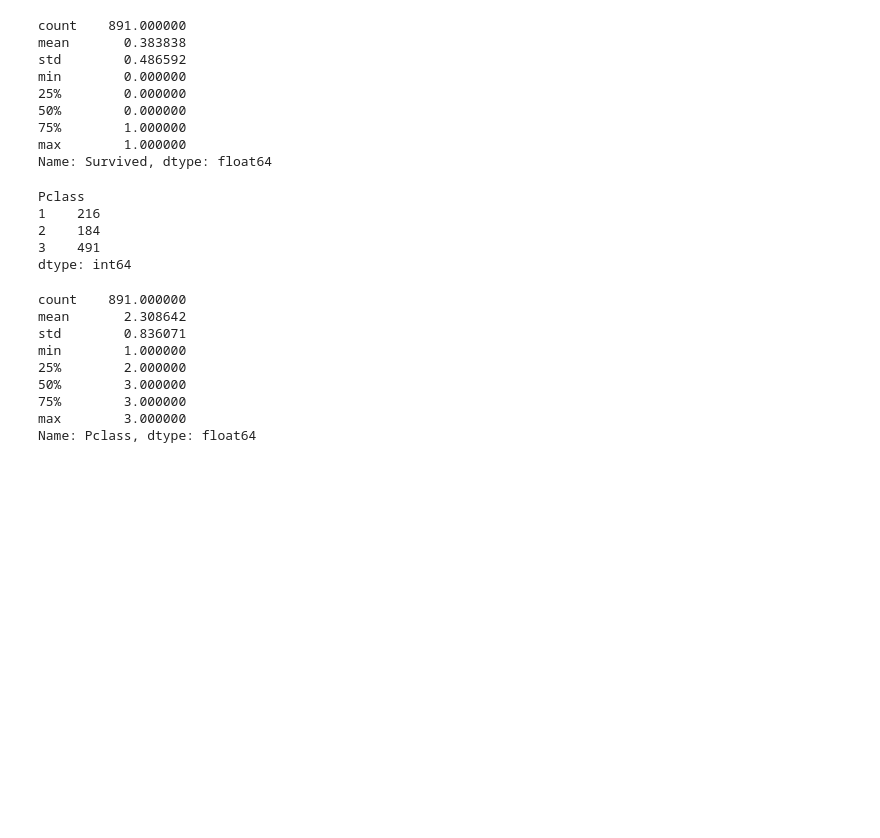
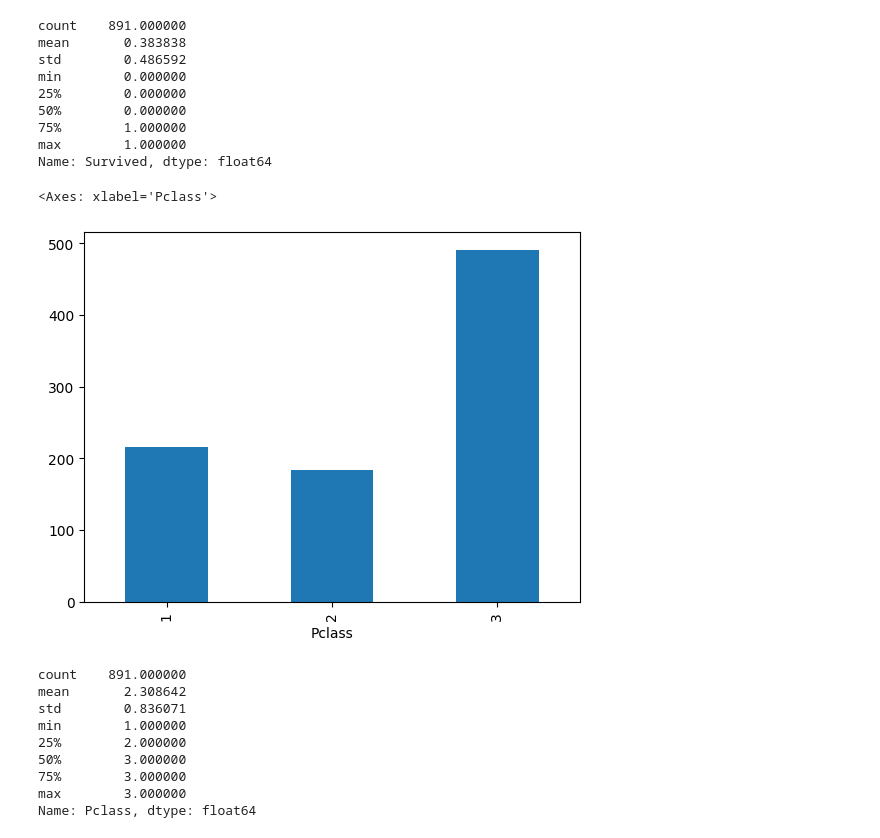
Before and after one commit to kmendesDev/project_titanic, a Jupyter notebook: data_cleaning_titanic.ipynb, the cells around one changed output. Saved outputs shown, nothing was run; the diff lists cells and outputs as text; code cells hidden in the pictures; blank space fills up the shorter version.

```diff
--- a/data_cleaning_titanic.ipynb
+++ b/data_cleaning_titanic.ipynb
@@ -255,13 +254,10 @@ Name: Survived, dtype: float64
 # %%
 # Coluna Pclass:
 # Informa a classe na qual o passageiro viajava:
-training_data.groupby(['Pclass']).size()
+training_data.groupby(['Pclass']).size().plot.bar('Green')
 # %% [output]
-Pclass
-1    216
-2    184
-3    491
-dtype: int64
+<Axes: xlabel='Pclass'>
+[figure, added]
 # %%
 # Conferindo a quantidade.
 training_data['Pclass'].describe()
```
Also changed, not shown: parts of 44 cells of this notebook.
